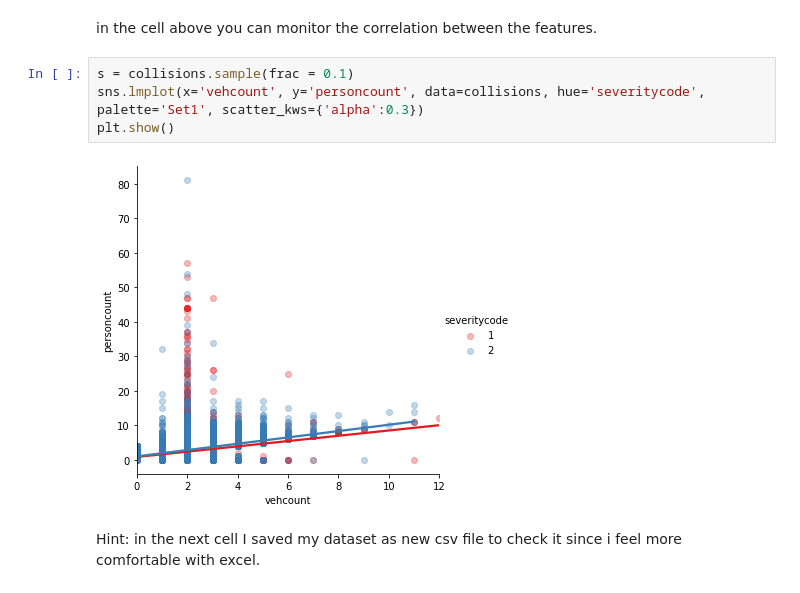
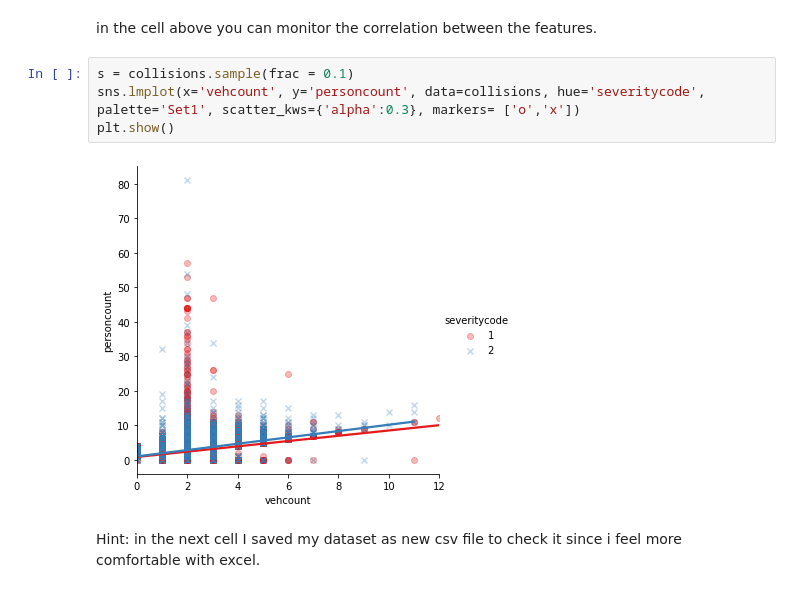
Before and after one commit to RaminFerdos/Coursera_Capstone, a Jupyter notebook: Coursera-Capstone-Collision Dataset.ipynb, the cells around one changed output. Drawn from its saved outputs; the diff is of its cells as text.

```diff
--- a/Coursera-Capstone-Collision Dataset.ipynb
+++ b/Coursera-Capstone-Collision Dataset.ipynb
@@ -384,10 +382,10 @@ plt.tight_layout()
 in the cell above you can monitor the correlation between the features.
 # %%
 s = collisions.sample(frac = 0.1)
-sns.lmplot(x='vehcount', y='personcount', data=collisions, hue='severitycode', palette='Set1', scatter_kws={'alpha':0.3})
+sns.lmplot(x='vehcount', y='personcount', data=collisions, hue='severitycode', palette='Set1', scatter_kws={'alpha':0.3}, markers= ['o','x'])
 plt.show()
 # %% [output]
-[figure, old version]
+[figure, new version]
 # %% [markdown]
 Hint: in the next cell I saved my dataset as new csv file to check it since i feel more comfortable with excel.
 # %%
```
Also changed, not shown: parts of 30 cells of this notebook.
